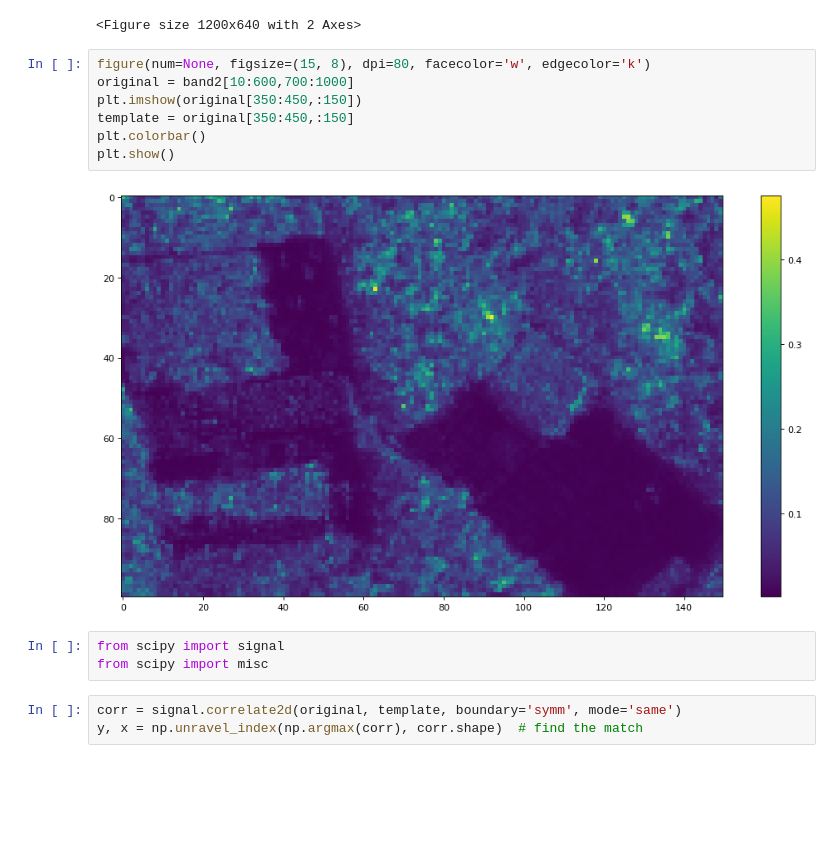
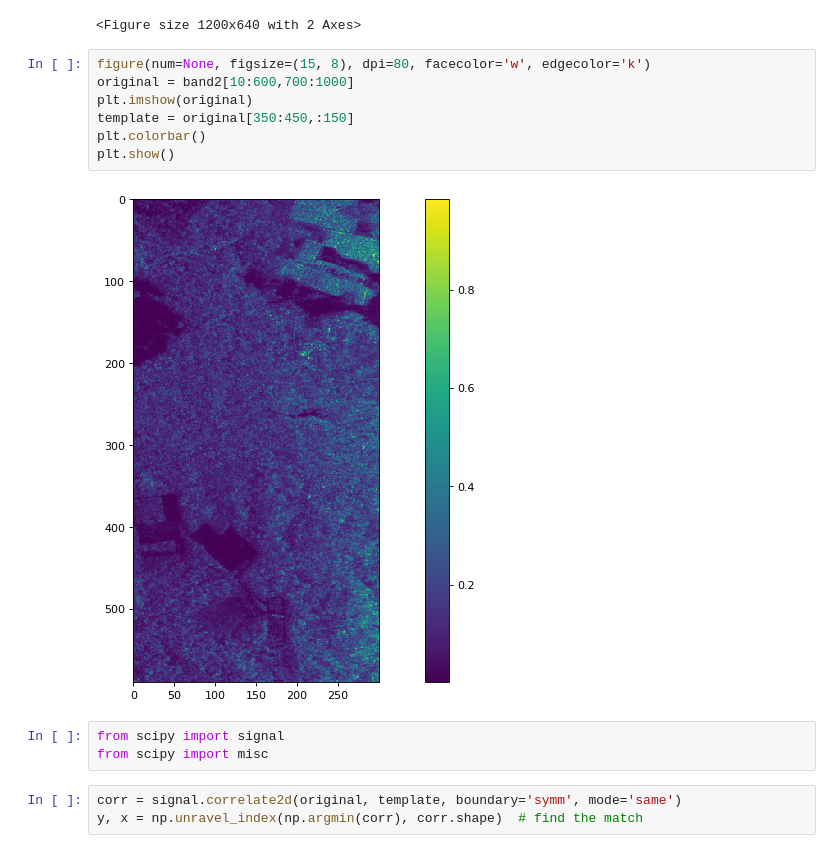
Before and after one commit to YamSok/CESBIO_BIOMASS, a Jupyter notebook: test.ipynb, the cells around one changed output. Saved outputs shown, nothing was run; the diff lists cells and outputs as text; blank space fills up the shorter version.

```diff
--- a/test.ipynb
+++ b/test.ipynb
@@ -19,18 +19,18 @@ plt.show()
 # %%
 figure(num=None, figsize=(15, 8), dpi=80, facecolor='w', edgecolor='k')
 original = band2[10:600,700:1000]
-plt.imshow(original[350:450,:150])
+plt.imshow(original)
 template = original[350:450,:150]
 plt.colorbar()
 plt.show()
 # %% [output]
-[figure, old version]
+[figure, new version]
 # %%
 from scipy import signal
 from scipy import misc
 # %%
 corr = signal.correlate2d(original, template, boundary='symm', mode='same')
-y, x = np.unravel_index(np.argmax(corr), corr.shape)  # find the match
+y, x = np.unravel_index(np.argmin(corr), corr.shape)  # find the match
 # %%
 import matplotlib.pyplot as plt
 fig, (ax_orig, ax_template, ax_corr) = plt.subplots(3, 1,figsize=(6, 15))
```
Also changed, not shown: parts of 1 cell of this notebook.
